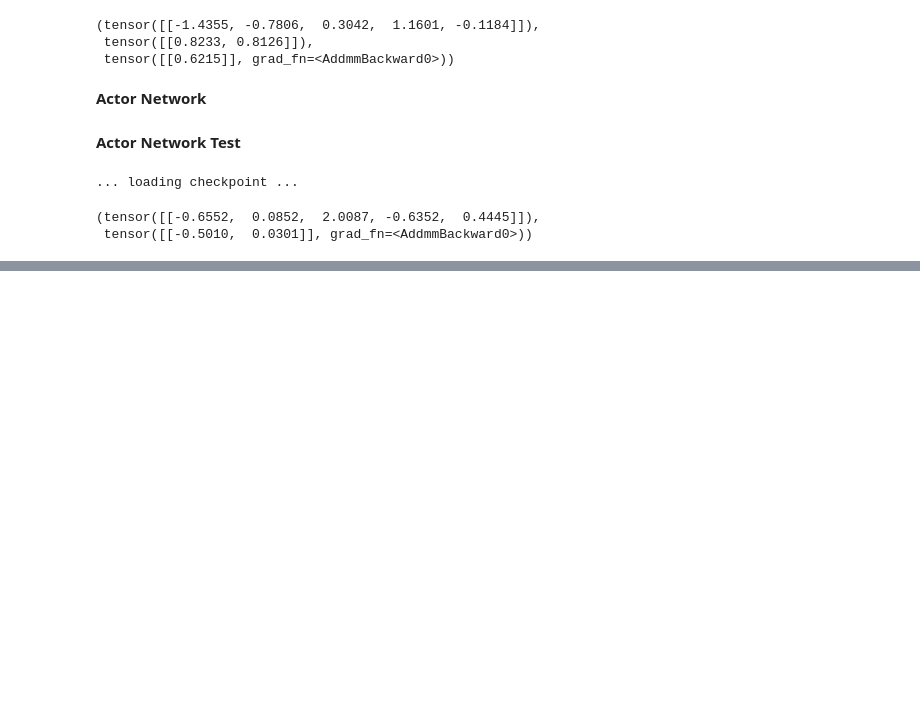
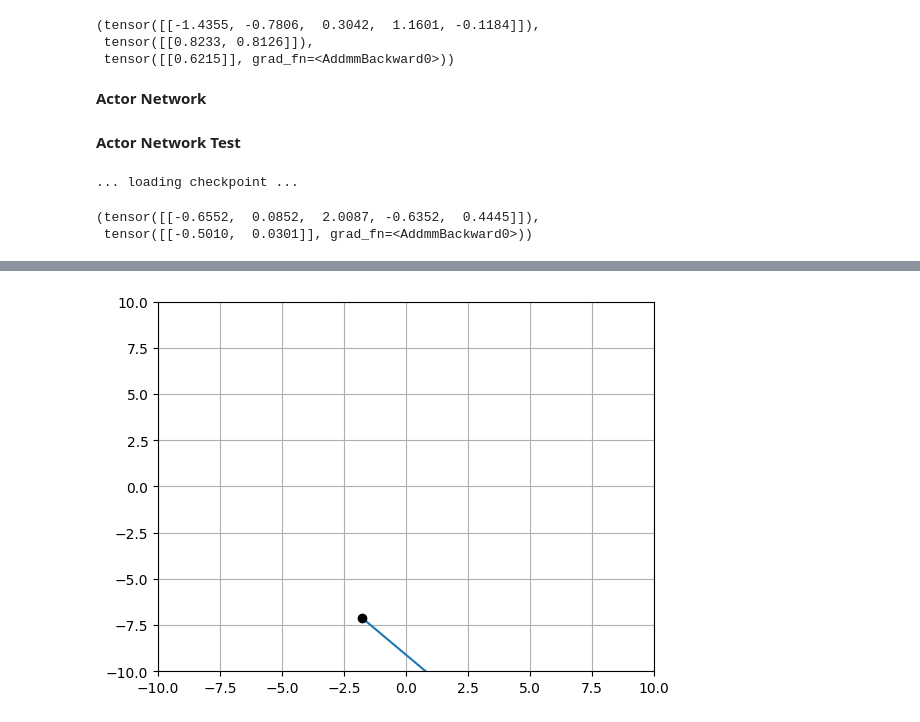
Before and after one commit to NiyiOsinowo/Optimal-Control, a Jupyter notebook: build/Environment TestFile.ipynb, the cells around one changed output, grey strips where cells are left out. Drawn from its saved outputs; the diff is of its cells as text; code cells hidden in the pictures; blank space fills up the shorter version.

```diff
--- a/build/Environment TestFile.ipynb
+++ b/build/Environment TestFile.ipynb
@@ -731,0 +769,4 @@ AttributeError: 'Agent' object has no attribute 'Target'
+# %%
+agent.PlotRun(100)
+# %% [output]
+[figure, added]
```
Also changed, not shown: parts of 3 cells of this notebook.
